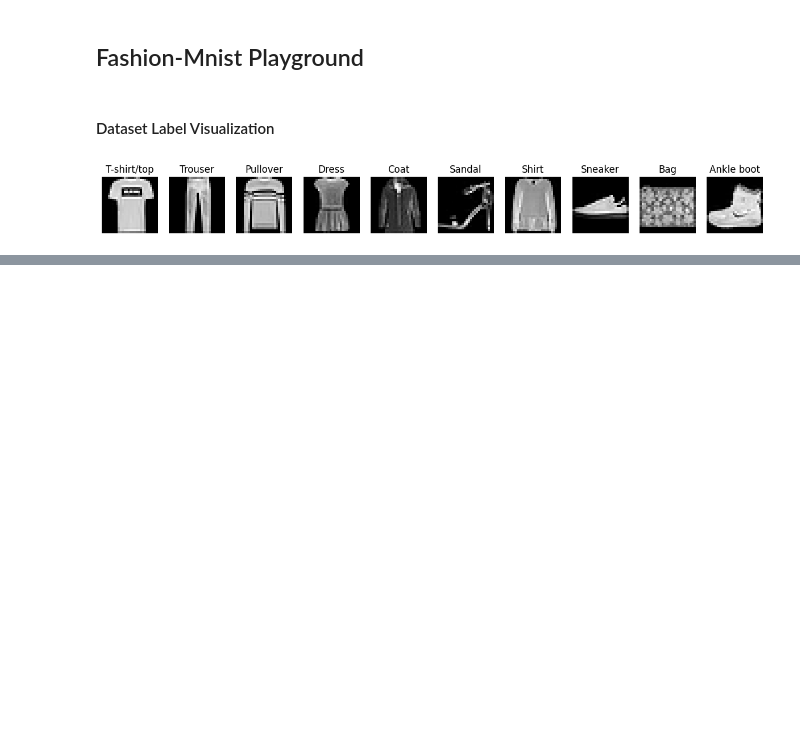
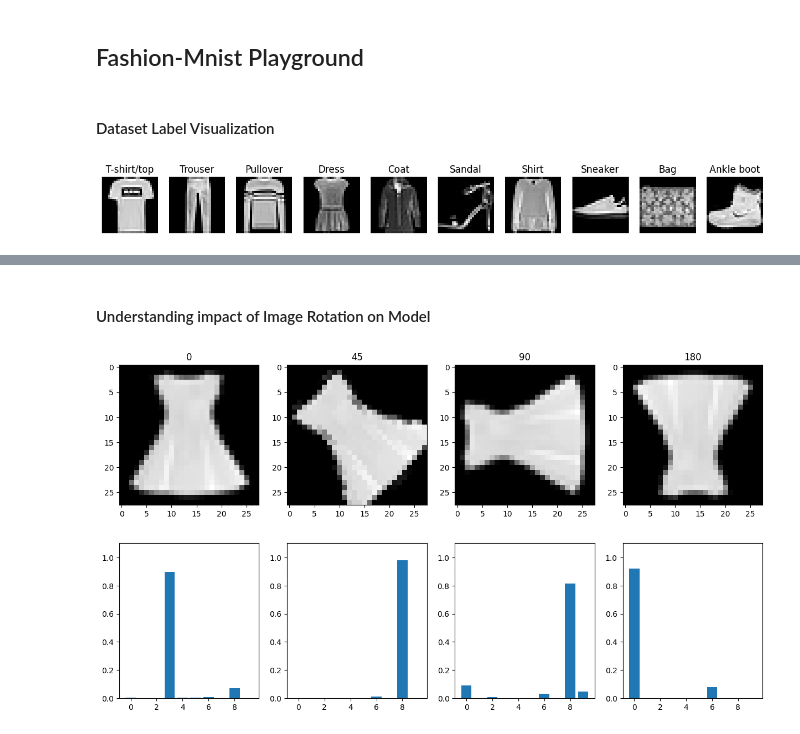
Before and after one commit to bhatishan2003/fashion-mnist-pytorch, a Jupyter notebook: playground.ipynb, the cells around one changed output, grey strips where cells are left out. Cells and saved outputs as stored; diff of their text form; code cells hidden in the pictures; blank space fills up the shorter version.

```diff
--- a/playground.ipynb
+++ b/playground.ipynb
@@ -37,0 +86,31 @@ plt.savefig(os.path.join(save_dir, "dataset_image.png"), bbox_inches="tight")
+# %% [markdown]
+#### Understanding impact of Image Rotation on Model
+# %%
+# load images and rotate them
+real_world_data_dir = os.path.join("assets", "real_world_data")
+image_path = os.path.join(real_world_data_dir, "dress.png")
+image_batch = []
+rotations = [0, 45, 90, 180]
+for rotation in rotations:
+    img = Image.open(image_path)
+    img = img.convert("L").resize((28, 28))
+    img = ImageOps.invert(img)
+    img = img.rotate(rotation)
+    img = np.array(img)
+    image_batch.append(img)
+image_batch = transforms.Normalize((0.5,), (0.5,))(torch.FloatTensor(image_batch).unsqueeze(1) / 255)
+
+# evaluate the model
+with torch.no_grad():
+    probs = torch.softmax(model(image_batch), dim=-1)
+    preds = torch.argmax(probs, dim=-1)
+
+fig, axes = plt.subplots(2, len(image_batch), figsize=(15, 8))
+for image_i, image in enumerate(image_batch):
+    axes[0][image_i].imshow(image.squeeze(), cmap="gray")
+    axes[1][image_i].bar(np.arange(10), probs[image_i].numpy())
+    axes[1][image_i].set_ylim(0, 1.1)
+    # add title
+    axes[0][image_i].set_title(rotations[image_i])
+# %% [output]
+[figure, added]
```
Also changed, not shown: parts of 12 cells of this notebook.
